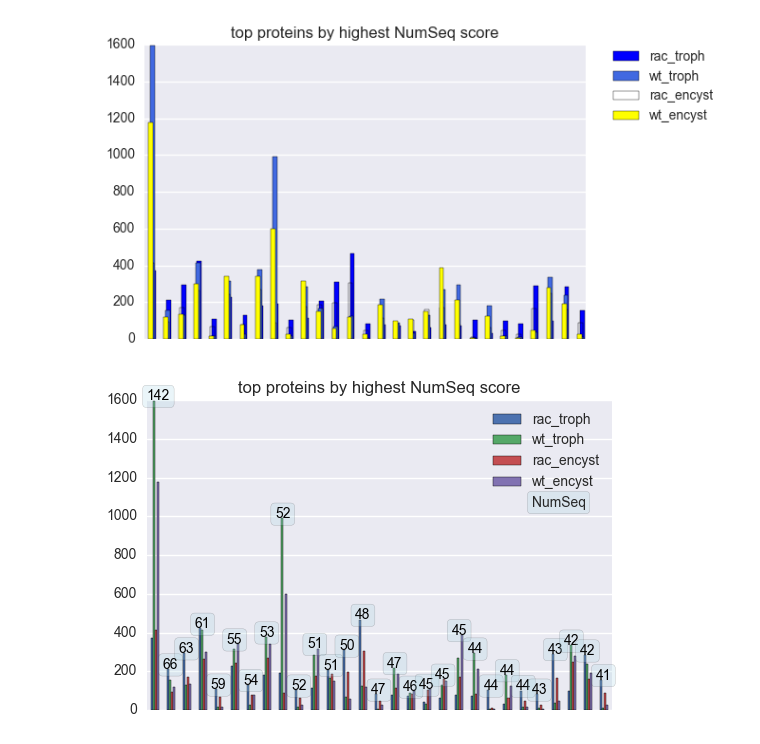
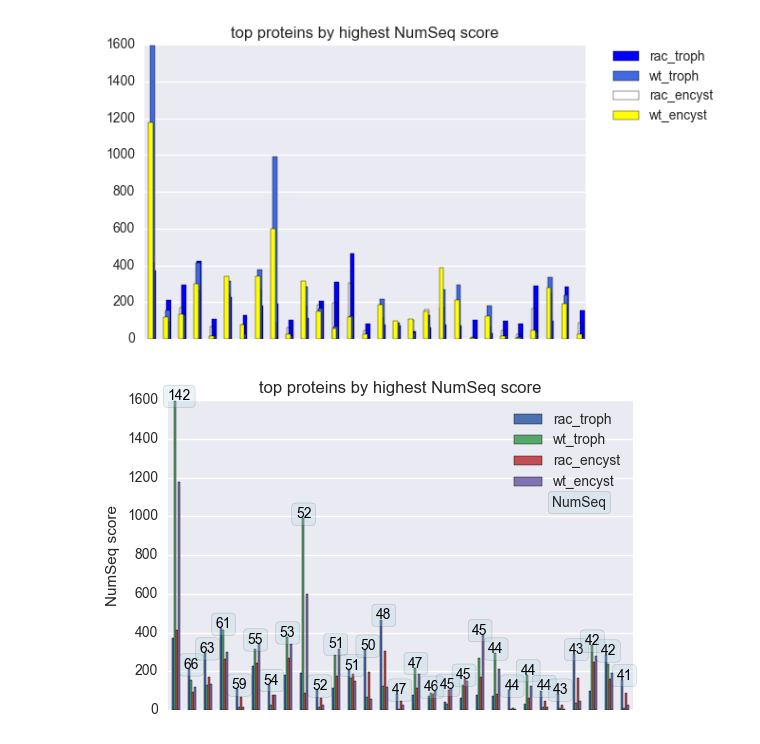
Before and after one commit to atpased/Giardia-encystation-Rac-interactors-, a Jupyter notebook: Giardia.ipynb, the cells around one changed output. Saved outputs shown, nothing was run; the diff lists cells and outputs as text; code cells hidden in the pictures.

Commit message:
Revise graph labels

```diff
--- a/Giardia.ipynb
+++ b/Giardia.ipynb
@@ -74,22 +79,24 @@ plt.legend(bbox_to_anchor=(1.05, 1), loc=2, borderaxespad=0.)
 # %%
 #numSeqScores = high_prot_test.loc[:,'NumSeq']
 high_prot_test = high_prot.loc[:,'rac_troph':'wt_encyst']
 high_prot_numSeq = np.array(high_prot.loc[:,'NumSeq'])
 high_prot_test.plot(kind = 'bar')
 ax = plt.axes()
 ax.set_title('top proteins by highest NumSeq score')
 x_axis = ax.axes.get_xaxis()
 x_axis.set_visible(False)
+ax.set_ylabel('NumSeq score')
+#ax.set_xlabel()
 
 y = np.array(high_prot_test.max(axis = 1))
 x = np.arange(len(high_prot_test))
 for i, j in zip(x, y):
     ax.annotate(str(high_prot_numSeq[i]), xy = (i - 0.5,j + 1), color = 'black', bbox = dict(facecolor = 'lightblue', edgecolor = 'black', alpha = 0.25, boxstyle = 'round'))
 ax.text(23.5, 1050, "NumSeq", bbox = dict(facecolor = 'lightblue', edgecolor = 'black', alpha = 0.25, boxstyle = 'round'))
 
 pylab.savefig('numseq_bar.png', bbox_inches='tight')
 # %% [output]
-[figure, old version]
+[figure, new version]
 # %%
 #writes Fasta ID column to csv file for upload at Giardiadb.org
 sig_data['Fasta ID'].to_csv('Rac_Interactors_by_NumSeq.fasta')
```
Also changed, not shown: parts of 8 cells of this notebook, 3 other files.
